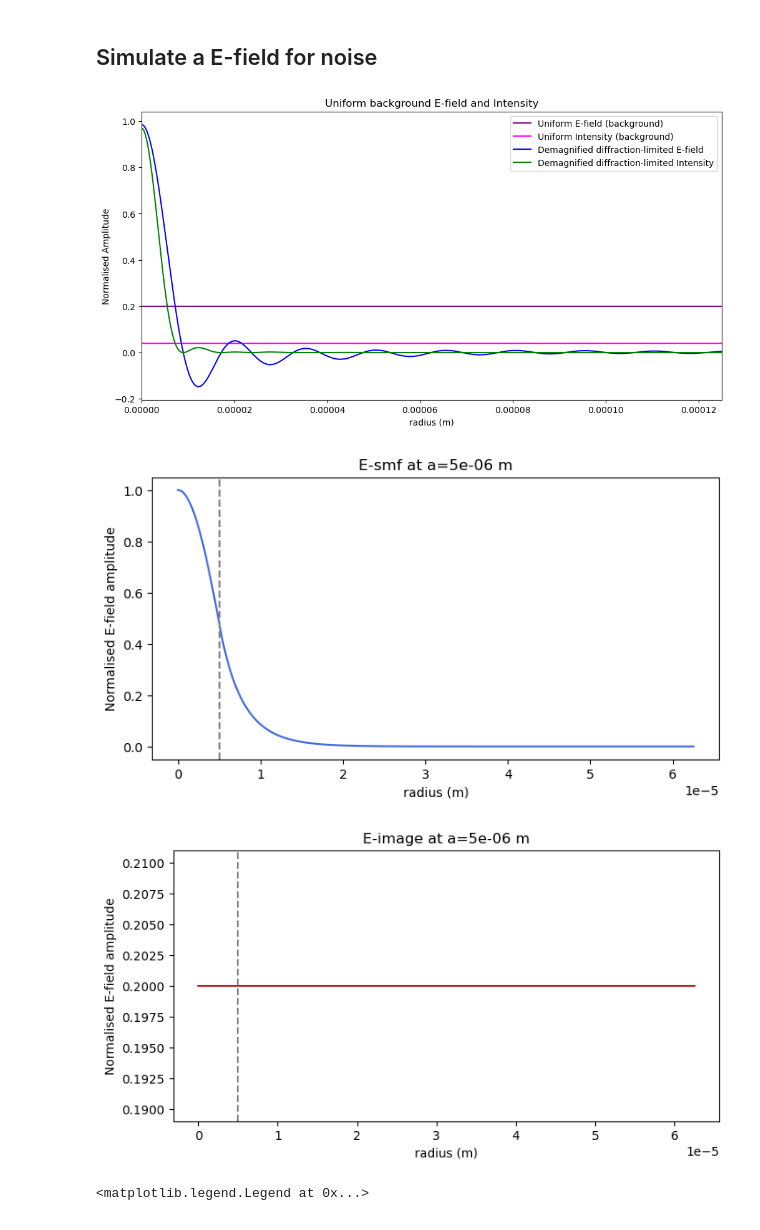
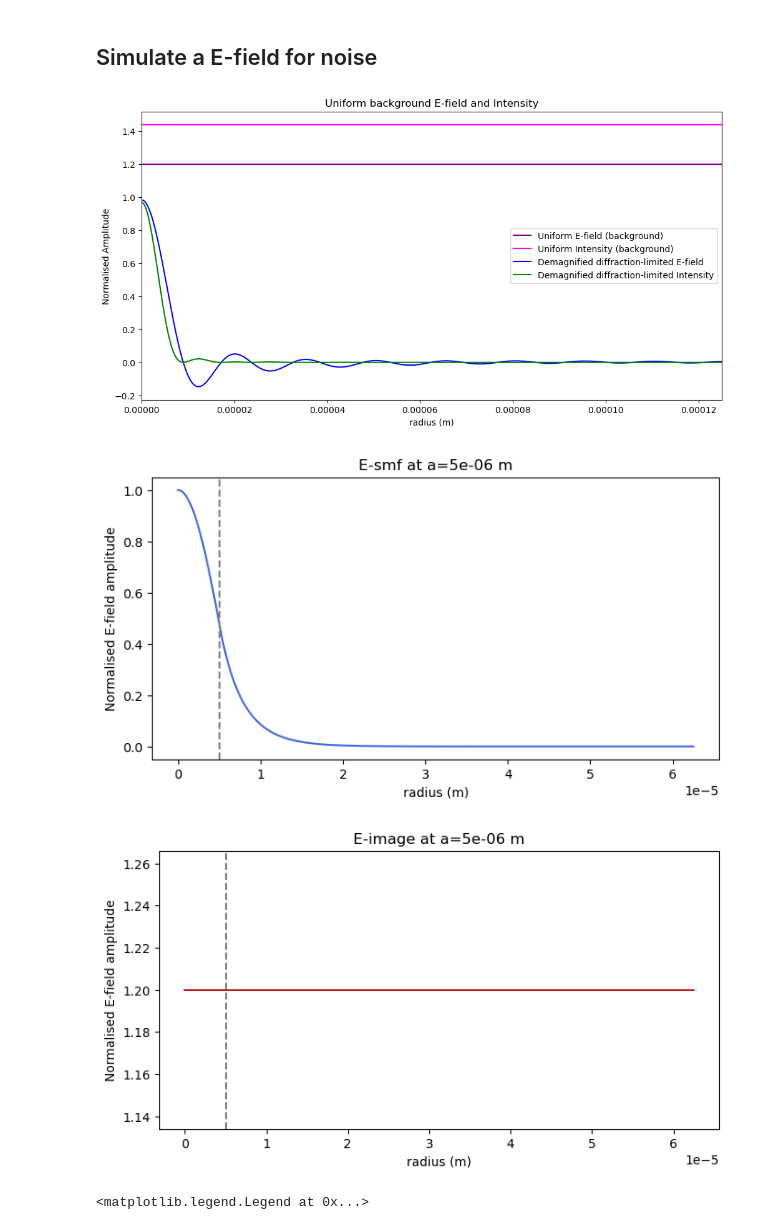
Before and after one commit to TongyueLiu/OH-Suppression-MRes-Project, a Jupyter notebook: SNR tradeoff with high efficiency or larger FOV.ipynb, the cells around one changed output. Saved outputs shown, nothing was run; the diff lists cells and outputs as text; code cells hidden in the pictures.

```diff
--- a/SNR tradeoff with high efficiency or larger FOV.ipynb
+++ b/SNR tradeoff with high efficiency or larger FOV.ipynb
@@ -388,7 +390,7 @@ plt.legend()
 # %%
 # The intensity and electric field would be nearly uniform for the background when
 # pointing to a patch of sky
-E_uniform = np.ones_like(r) * 0.2
+E_uniform = np.ones_like(r) * 1.2
 I_uniform = np.abs(E_uniform) **2
 # %%
 # Haha
@@ -404,10 +406,11 @@ plt.title("Uniform background E-field and Intensity")
 plt.legend()
 plt.show()
 # %% [output]
-[figure, old version]
+[figure, new version]
 # %%
 def efficiency_vs_core_radius_noise_only(core_radius_range, cladding_radius_max, lam0, NA, F,
                                          alpha, E_S, Magnification):
+    efficiency_array_noise_only = np.zeros_like(core_radius_range)
     for a in core_radius_range:
         V = 2 * np.pi * (a / lam0) * NA # Calculate the V-number for the given radius
         X_min = 0 + 1e-8
@@ -420,14 +423,14 @@ def efficiency_vs_core_radius_noise_only(core_radius_range, cladding_radius_max,
         # Fibre field
         E_smf, I_smf = calculate_electric_field(fibre_rho, X_root, Y_root)
         # Background field
-        E_uniform = np.ones_like(fibre_r) * 0.2
+        E_uniform = np.ones_like(fibre_r) * 1.2
         I_uniform = np.abs(E_uniform) **2
 
         # Calculate coupling efficiency
         eta, numerator, denominator = coupling_efficiency_1d(E_uniform, E_smf, r=fibre_r)
         # Store the efficiency in the array corresponding to the current core radius, using np.where
         # to find the index where core_radius_range equals a
-        efficiency_array[np.where(core_radius_range == a)] = eta
+        efficiency_array_noise_only[np.where(core_radius_range == a)] = eta
 
         if a==core_radius_range[0]:
             plt.figure(figsize=(8,4))
@@ -442,13 +445,13 @@ def efficiency_vs_core_radius_noise_only(core_radius_range, cladding_radius_max,
             plt.xlabel('radius (m)')
             plt.ylabel('Normalised E-field amplitude')
             plt.title(f'E-image at a={a} m')
-    return efficiency_array
+    return efficiency_array_noise_only
 # %%
-efficiency_array_noise_only = np.zeros_like(core_radius_range)
-efficiency_array_noise_only = efficiency_vs_core_radius_noise_only(core_radius_range, cladding_radius_max, lam0, NA, F,
+# efficiency_array_noise_only = np.zeros_like(core_radius_range)
+efficiency_array_noise = efficiency_vs_core_radius_noise_only(core_radius_range, cladding_radius_max, lam0, NA, F,
                                          alpha, E_S, Magnification)
 # %% [output]
 [figure]
-[figure, old version]
+[figure, new version]
 # %%
 plt.figure(figsize=(8,4))
```
Also changed, not shown: parts of 58 cells of this notebook, 2 other files.
